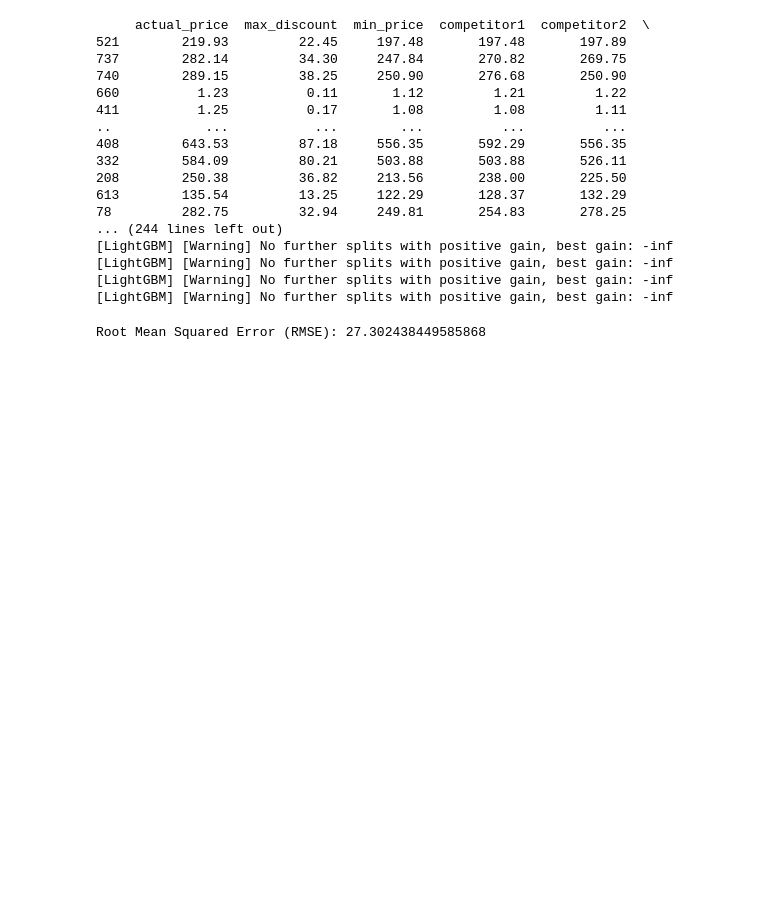
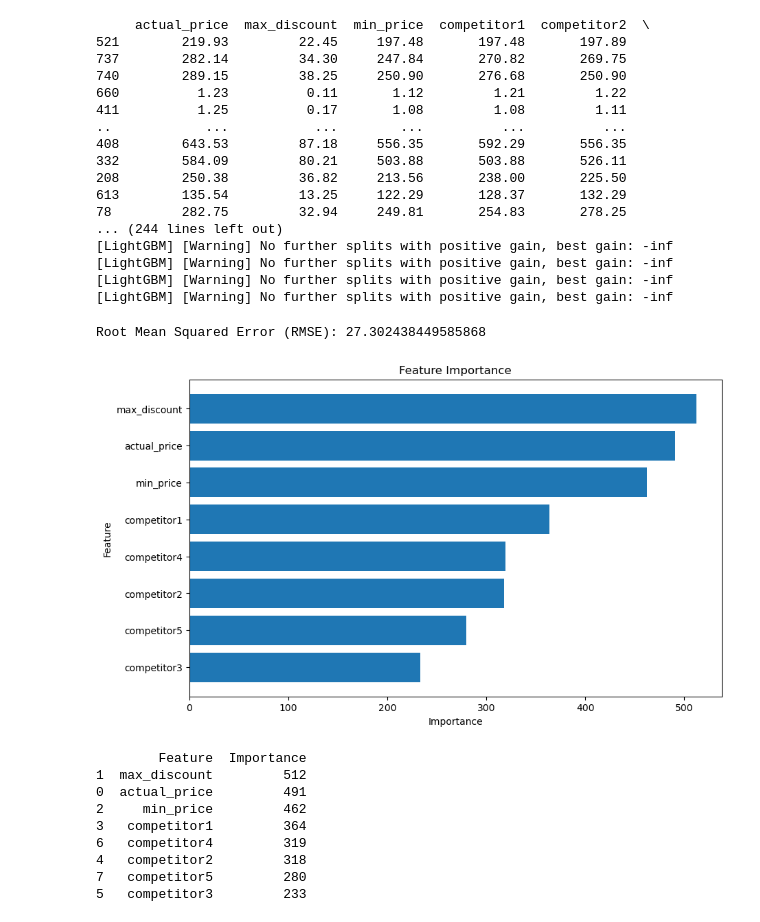
Before and after one commit to rajarshp/ai_ml, a Jupyter notebook: price_promotion/Price_Prediction_Model.ipynb, the cells around one changed output. Saved outputs shown, nothing was run; the diff lists cells and outputs as text; code cells hidden in the pictures; blank space fills up the shorter version.

```diff
--- a/price_promotion/Price_Prediction_Model.ipynb
+++ b/price_promotion/Price_Prediction_Model.ipynb
@@ -155,3 +161,34 @@ rmse = np.sqrt(mse)
 print(f"Root Mean Squared Error (RMSE): {rmse}")
 # %% [output]
 Root Mean Squared Error (RMSE): 27.302438449585868
+# %%
+feature_importances = base_model.feature_importances_
+feature_names = features.columns
+
+importance_df = pd.DataFrame({
+    'Feature': feature_names,
+    'Importance': feature_importances
+}).sort_values(by='Importance', ascending=False)
+
+# Plot feature importance
+plt.figure(figsize=(10, 6))
+plt.barh(importance_df['Feature'], importance_df['Importance'])
+plt.xlabel('Importance')
+plt.ylabel('Feature')
+plt.title('Feature Importance')
+plt.gca().invert_yaxis()  # Invert y-axis to have the most important feature on top
+plt.show()
+
+# Print feature importance
+print(importance_df)
+# %% [output]
+[figure, added]
+        Feature  Importance
+1  max_discount         512
+0  actual_price         491
+2     min_price         462
+3   competitor1         364
+6   competitor4         319
+4   competitor2         318
+7   competitor5         280
+5   competitor3         233
```
Also changed, not shown: parts of 6 cells of this notebook, 2 other files.
